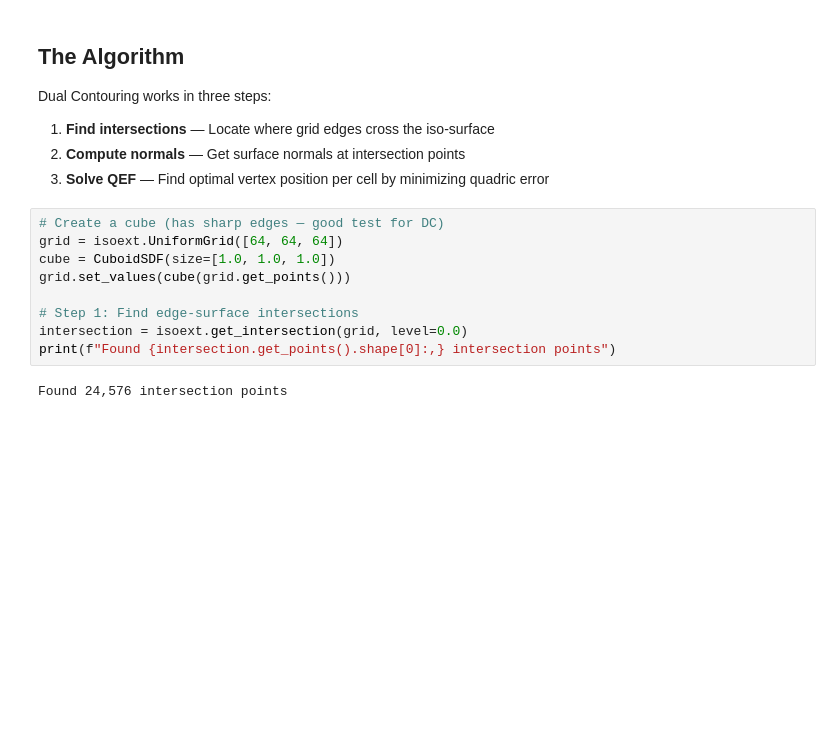
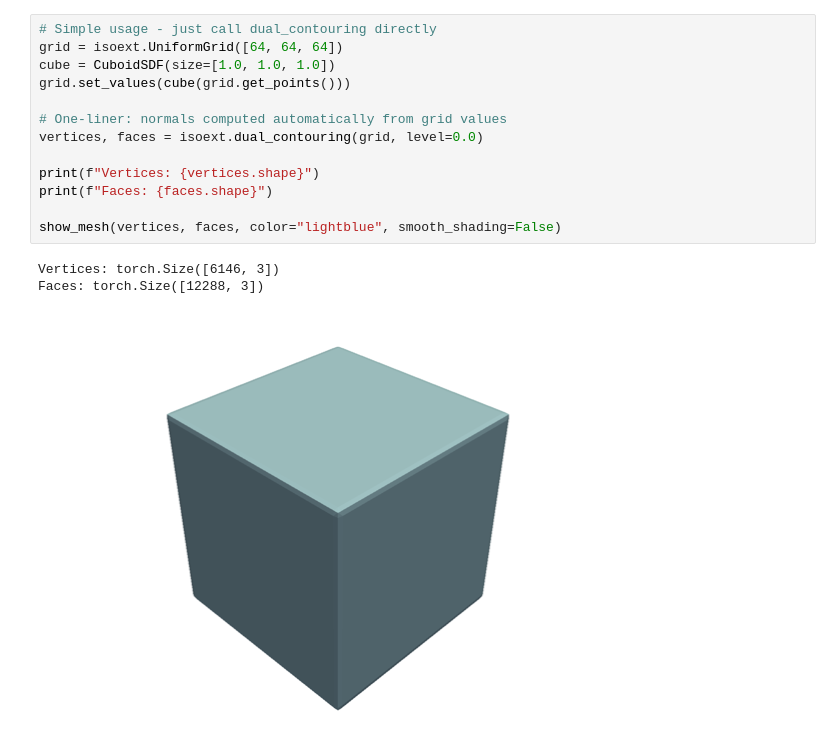
Before and after one commit to GuangyanCai/isoext, a Jupyter notebook: doc/dual_contouring.ipynb, the cells around one changed output. Cells and saved outputs as stored; diff of their text form; blank space fills up the shorter version.

```diff
--- a/doc/dual_contouring.ipynb
+++ b/doc/dual_contouring.ipynb
@@ -10,19 +22,17 @@ from _viz import show_mesh
-# %% [markdown]
-## The Algorithm
-
-Dual Contouring works in three steps:
-
-1. **Find intersections** — Locate where grid edges cross the iso-surface
-2. **Compute normals** — Get surface normals at intersection points
-3. **Solve QEF** — Find optimal vertex position per cell by minimizing quadric error
 # %%
-# Create a cube (has sharp edges — good test for DC)
+# Simple usage - just call dual_contouring directly
 grid = isoext.UniformGrid([64, 64, 64])
 cube = CuboidSDF(size=[1.0, 1.0, 1.0])
 grid.set_values(cube(grid.get_points()))
 
-# Step 1: Find edge-surface intersections
-intersection = isoext.get_intersection(grid, level=0.0)
-print(f"Found {intersection.get_points().shape[0]:,} intersection points")
+# One-liner: normals computed automatically from grid values
+vertices, faces = isoext.dual_contouring(grid, level=0.0)
+
+print(f"Vertices: {vertices.shape}")
+print(f"Faces: {faces.shape}")
+
+show_mesh(vertices, faces, color="lightblue", smooth_shading=False)
 # %% [output]
-Found 24,576 intersection points
+Vertices: torch.Size([6146, 3])
+Faces: torch.Size([12288, 3])
+[figure, added]
```
Also changed, not shown: parts of 6 cells of this notebook, 22 other files.
